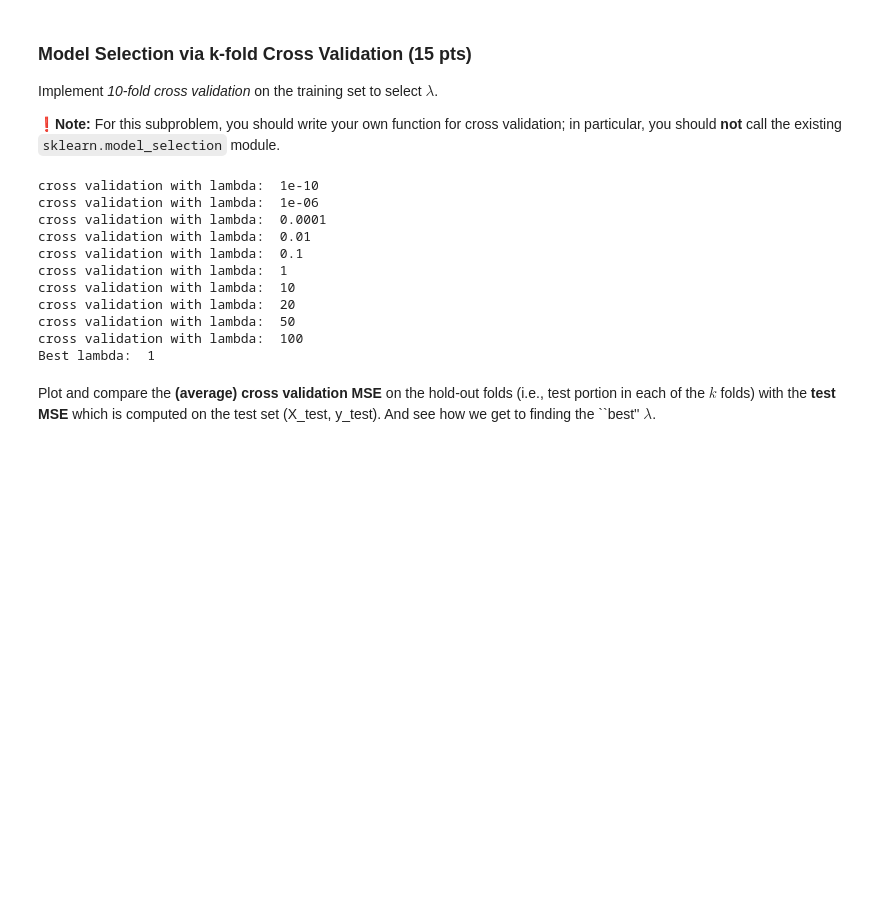
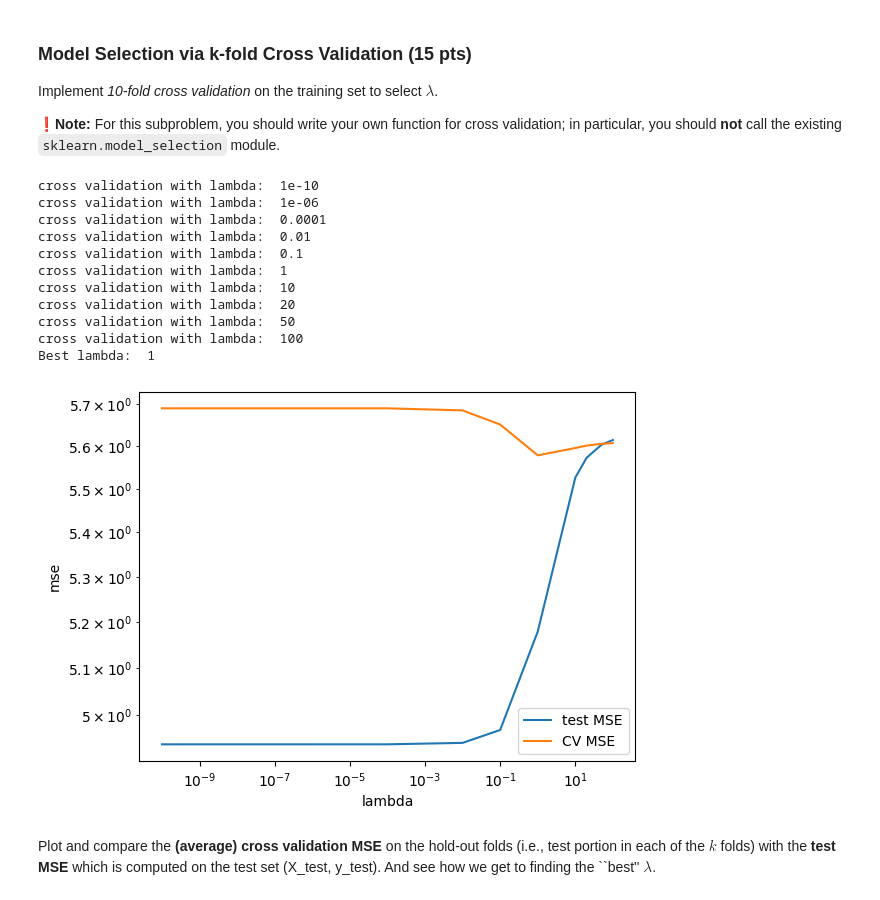
Before and after one commit to nickmvega/machine-learning, a Jupyter notebook: project_1/project1_src_vega_roth.ipynb, the cells around one changed output. Saved outputs shown, nothing was run; the diff lists cells and outputs as text; code cells hidden in the pictures; blank space fills up the shorter version.

Commit message:
CV MSE TEST MSEE GRAPH

```diff
--- a/project_1/project1_src_vega_roth.ipynb
+++ b/project_1/project1_src_vega_roth.ipynb
@@ -932,34 +932,48 @@ weight_list = [1e-10, 1e-6, 1e-4, 0.01, 0.1, 1, 10, 20, 50, 100]
 best_lambda = None
 best_mse = np.inf
 
 # Find the best lambda
 mse_list = []
 for lambda_ in weight_list:
     print("cross validation with lambda: ", lambda_)
 
     ##############################################################
     # mse on the hold-out set
     cv_mse = cross_validation(X_train, y_train.values, lambda_)
     mse_list.append(cv_mse)
 
     if cv_mse < best_mse:
         best_mse = cv_mse
         best_lambda = lambda_
 
+print("Best lambda: ", best_lambda)
 
-print("Best lambda: ", best_lambda)
+mse_test_list = []
+for lambda_ in weight_list:
+   mse_test = train_and_eval(X_train, y_train.values, X_test, y_test.values, lambda_)
+   mse_test_list.append(mse_test)
+
+plt.plot(weight_list, mse_test_list, label='test MSE')
+plt.plot(weight_list, mse_list, label='CV MSE')
+plt.xlabel('lambda')
+plt.ylabel('mse')
+plt.yscale('log')
+plt.xscale('log')
+plt.legend()
+plt.show()
 # %% [output]
 cross validation with lambda:  1e-10
 cross validation with lambda:  1e-06
 cross validation with lambda:  0.0001
 cross validation with lambda:  0.01
 cross validation with lambda:  0.1
 cross validation with lambda:  1
 cross validation with lambda:  10
 cross validation with lambda:  20
 cross validation with lambda:  50
 cross validation with lambda:  100
 Best lambda:  1
+[figure, added]
 # %% [markdown]
 Plot and compare the **(average) cross validation MSE** on the hold-out folds (i.e., test portion in each of the $k$ folds) with the **test MSE** which is computed on the test set (X_test, y_test). And see how we get to finding the ``best'' $\lambda$.
 # %% [markdown]
```
Also changed, not shown: parts of 1 cell of this notebook, 1 other file.
